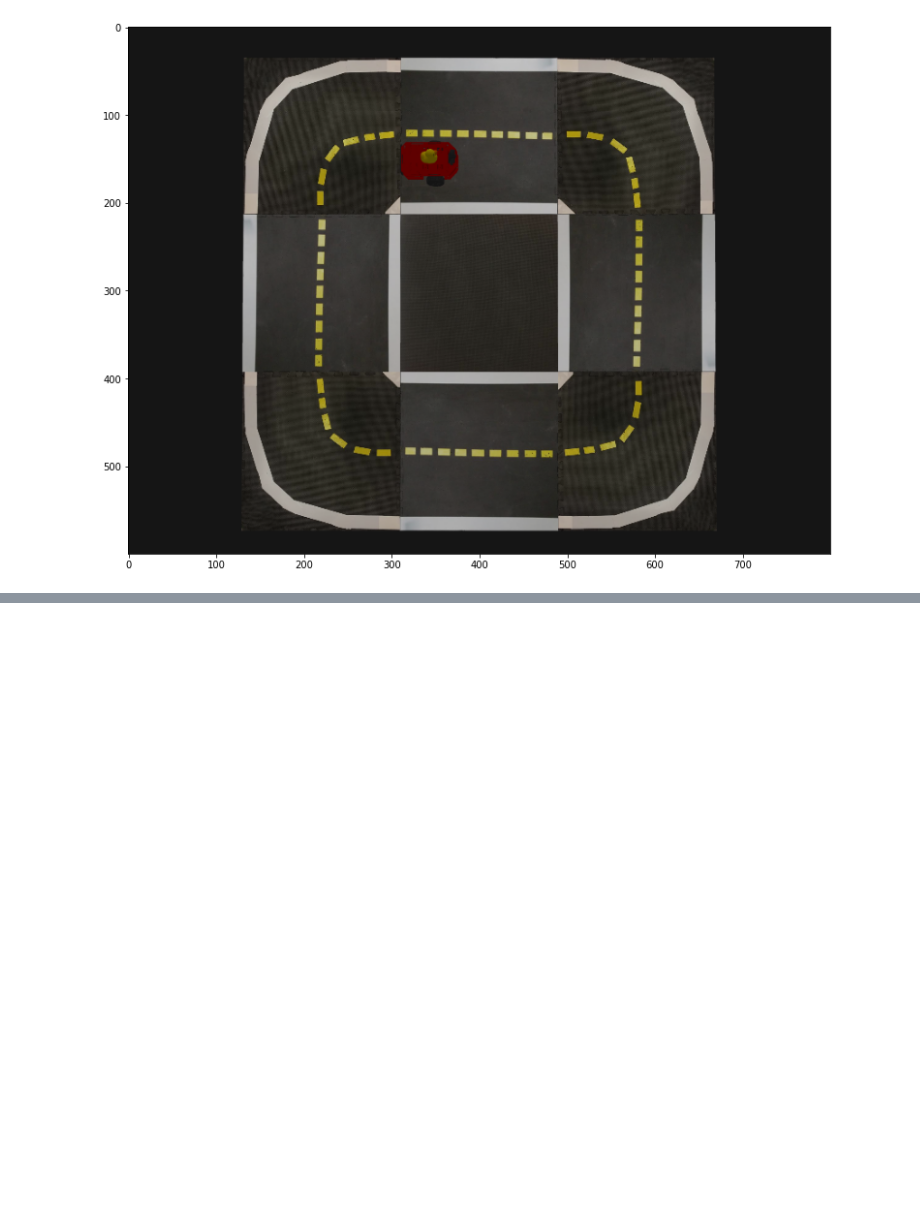
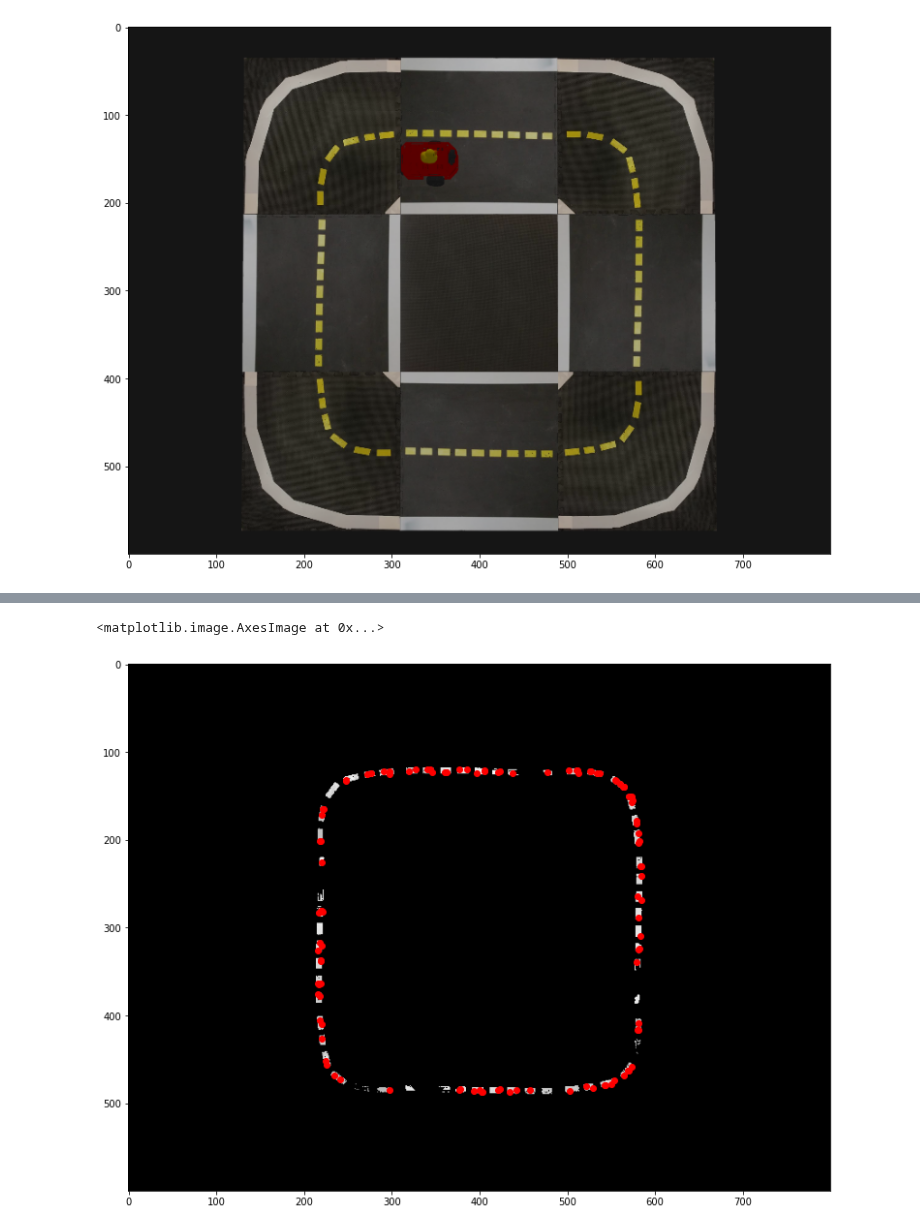
Before and after one commit to giuliovv/duckrace, a Jupyter notebook: trajectory_extraction.ipynb, the cells around one changed output, grey strips where cells are left out. Saved outputs shown, nothing was run; the diff lists cells and outputs as text; code cells hidden in the pictures; blank space fills up the shorter version.

Commit message:
Extracted points

```diff
--- a/trajectory_extraction.ipynb
+++ b/trajectory_extraction.ipynb
@@ -58,0 +65,18 @@ plt.imshow(mask_y_image, cmap='gray')
+# %%
+rho = 1  # distance resolution in pixels of the Hough grid
+theta = np.pi / 180  # angular resolution in radians of the Hough grid
+threshold = 5  # minimum number of votes (intersections in Hough grid cell)
+min_line_length = 20  # minimum number of pixels making up a line
+max_line_gap = 50  # maximum gap in pixels between connectable line segments
+
+lines = cv2.HoughLinesP(eroded, rho, theta, threshold, np.array([]),
+                    min_line_length, max_line_gap)
+
+
+points = lines.reshape(-1, 2)
+plt.scatter(points[:, 0], points[:, 1], zorder=1, color="r")
+
+plt.imshow(mask, zorder=0, cmap='gray')
+# %% [output]
+<matplotlib.image.AxesImage at 0x...>
+[figure, added]
```
Also changed, not shown: parts of 6 cells of this notebook.
